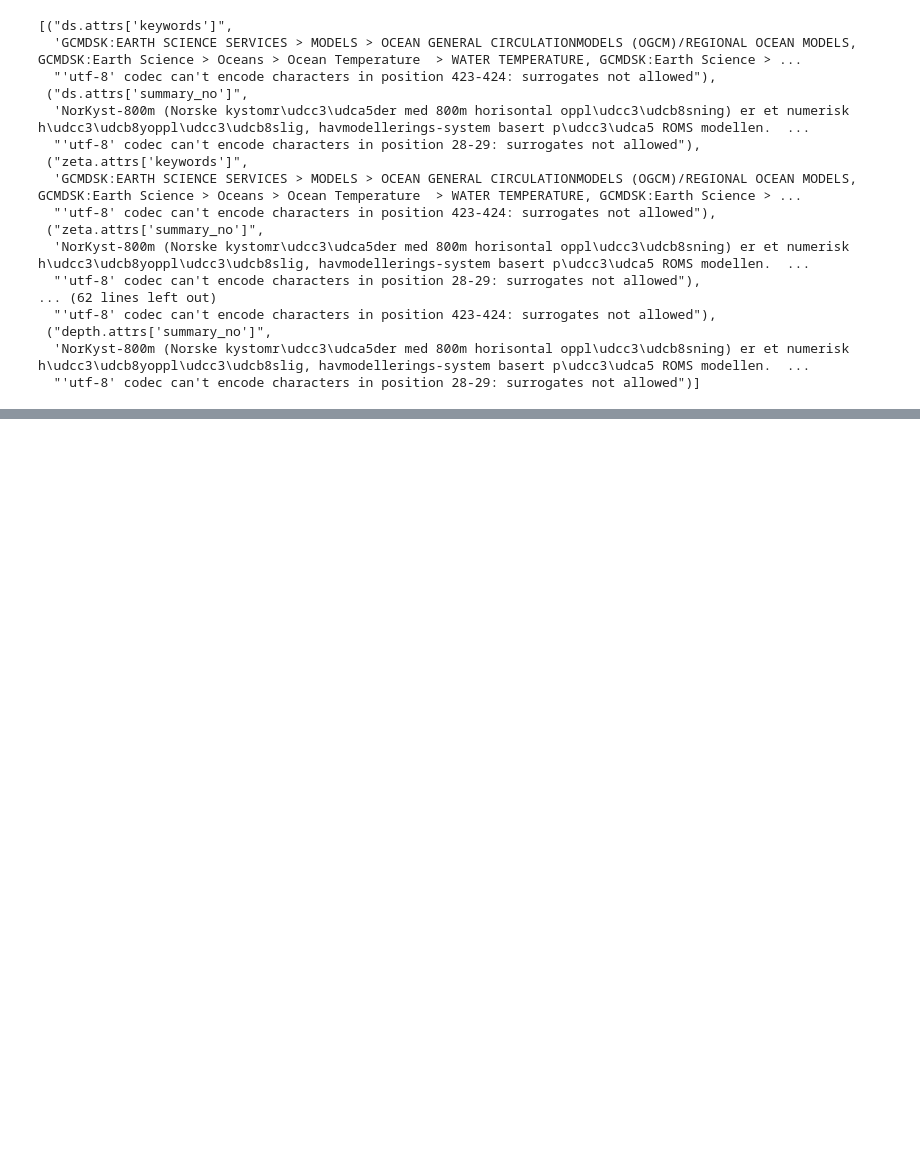
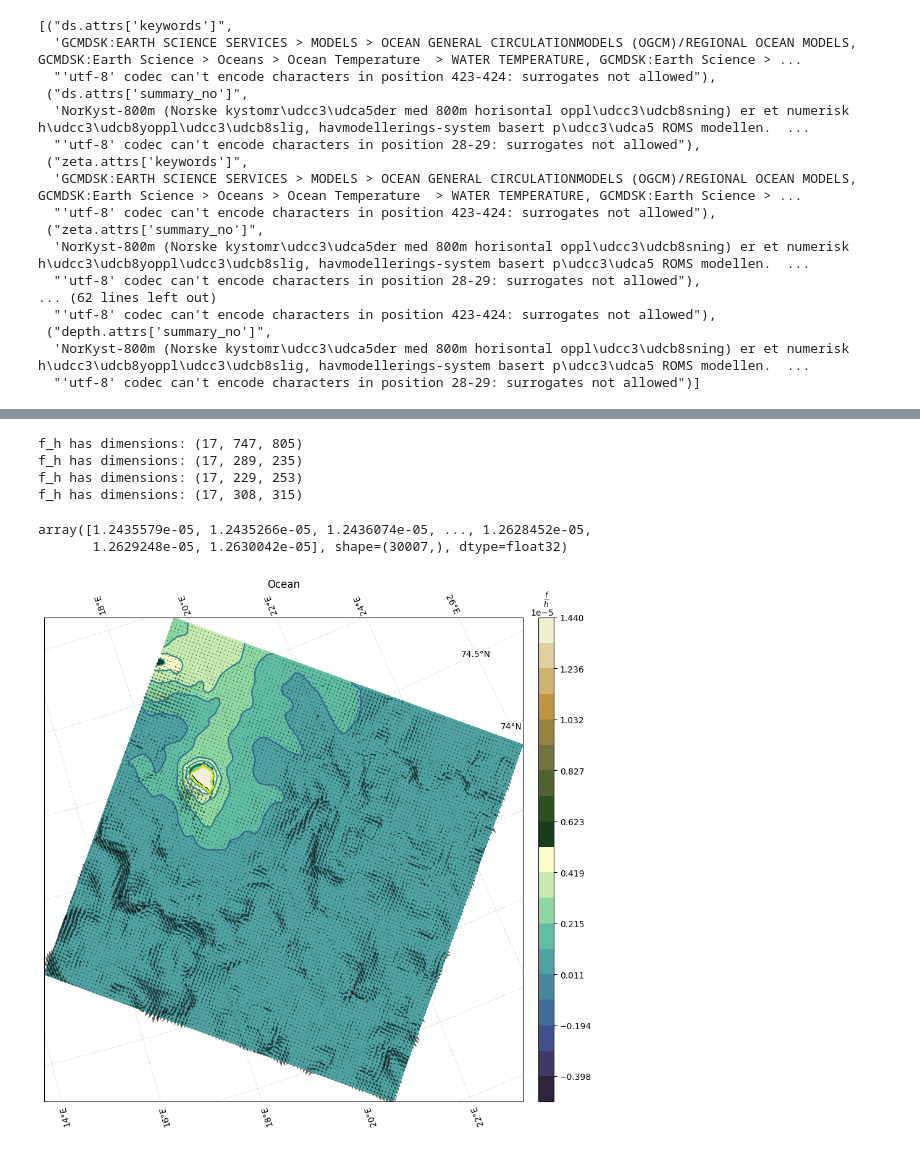
Before and after one commit to metno/ocean-ai, a Jupyter notebook: plot/clutter.ipynb, the cells around one changed output, grey strips where cells are left out. Cells and saved outputs as stored; diff of their text form; code cells hidden in the pictures; blank space fills up the shorter version.

Commit message:
doing plots for contourlines while mld code is running. Code finished, but facing issues with mem errors still..

```diff
--- a/plot/clutter.ipynb
+++ b/plot/clutter.ipynb
@@ -238,0 +548,18 @@ Error:
+# %%
+def calc_fh(ds):
+    h = ds.h
+    f = ds.f
+    f_h = f.values / h.values
+    #check that it works
+    print(f'f_h has dimensions: {f_h.shape}')
+    return f_h
+# %%
+fh_lof = calc_fh(ds_lof)
+fh_sula = calc_fh(ds_sula)
+fh_oslo = calc_fh(ds_oslo)
+fh_ocean = calc_fh(ds_ocean)
+# %% [output]
+f_h has dimensions: (17, 747, 805)
+f_h has dimensions: (17, 289, 235)
+f_h has dimensions: (17, 229, 253)
+f_h has dimensions: (17, 308, 315)
@@ -238,0 +571,37 @@ Error:
+# %%
+#perfect
+result_sula
+result_lof
+result_osl
+# %% [output]
+array([1.2435579e-05, 1.2435266e-05, 1.2436074e-05, ..., 1.2628452e-05,
+       1.2629248e-05, 1.2630042e-05], shape=(30007,), dtype=float32)
+# %%
+#custom steps
+step = 5
+min_l = -0.5e-5
+max_l = 1.44e-5
+custom = np.linspace(min_l, max_l, 20)
+# %%
+def fh(area, fh, u_vel, v_vel, title, step = 5, min_l = -0.5e-5, max_l = 1.44e-5):
+    fig, ax = plt.subplots(figsize = (10,12), subplot_kw={'projection' : ccrs.NorthPolarStereo()})
+    step = step
+    min_l = min_l
+    max_l = max_l
+    custom = np.linspace(min_l, max_l, 20)
+    im = ax.contour(area.longitude.values, area.latitude.values, fh[0,:,:], levels = custom, transform = ccrs.PlateCarree(), zorder = 2, color = 'black')
+    im_fill = ax.contourf(area.longitude.values, area.latitude.values, fh[0,:,:], levels = custom, transform = ccrs.PlateCarree(), zorder = 1, cmap = cmocean.cm.topo)
+    ax.quiver(area.longitude.values[::step, ::step], area.latitude.values[::step, ::step], u_vel[0,:,:].values[::step, ::step], v_vel[0,:,:].values[::step, ::step], transform = ccrs.PlateCarree(), color = 'black', alpha = 0.6, scale = 20)
+    cax = fig.add_axes([ax.get_position().x1+0.025, ax.get_position().y0, 0.025, ax.get_position().height])
+    cbar = fig.colorbar(im_fill, ax=ax, cax = cax, extend = 'both')
+    cbar.ax.set_title(r'$\frac{f}{h}$')
+    gl = ax.gridlines(crs = ccrs.PlateCarree(), draw_labels = True, linewidth = 1, color = 'black', alpha = 0.1, linestyle = '--')
+    gl.xlabels_top = False
+    gl.ylabels_right = False
+    ax.set_title(f'{title}')
+    ax.add_feature(cartopy.feature.LAND, zorder = 1, edgecolor = 'black')
+    plt.show()
+# %%
+fh(area=ds_ocean, fh = fh_ocean, u_vel=ocean_u, v_vel=ocean_v, title='Ocean', step = 3)
+# %% [output]
+[figure, added]
```
Also changed, not shown: parts of 26 cells of this notebook, 3 other files.
